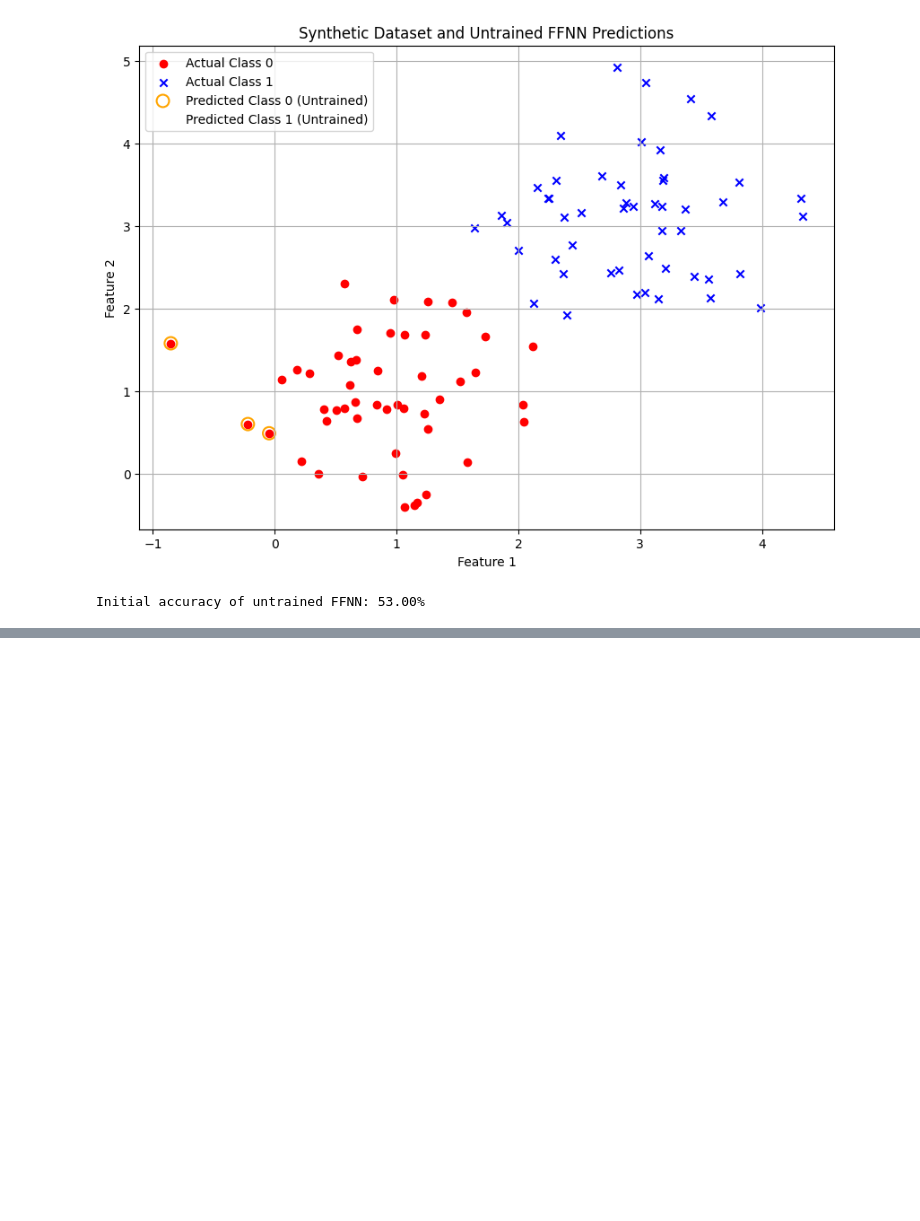
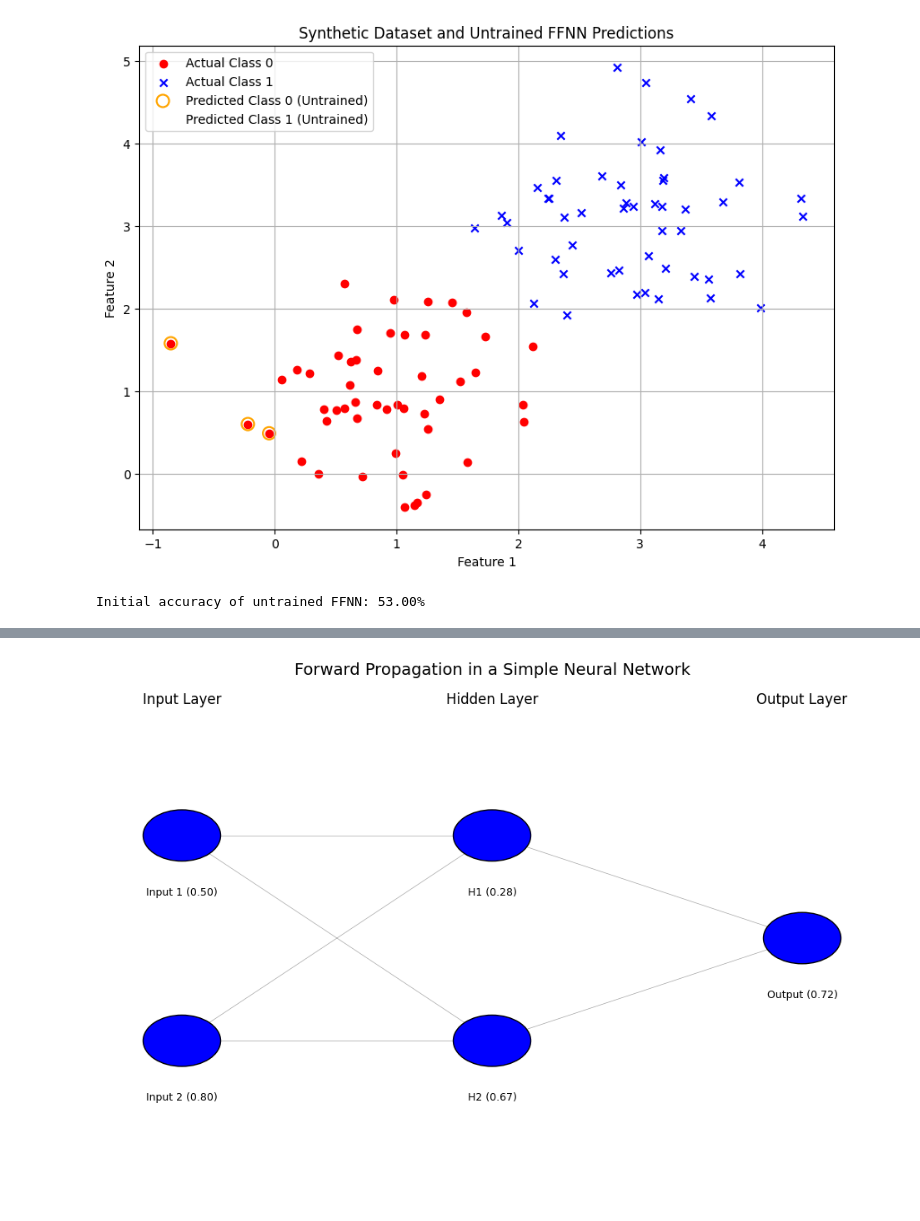
Before and after one commit to rsys-adsingh/Machine-Learning, a Jupyter notebook: study/Chapter_11.ipynb, the cells around one changed output, grey strips where cells are left out. Cells and saved outputs as stored; diff of their text form; code cells hidden in the pictures; blank space fills up the shorter version.

```diff
--- a/study/Chapter_11.ipynb
+++ b/study/Chapter_11.ipynb
@@ -1857,0 +2089,90 @@ Initial accuracy of untrained FFNN: 53.00%
+# %%
+import matplotlib.pyplot as plt
+import numpy as np
+
+# --- Helper function for drawing neural network structure ---
+def draw_neural_net(ax, left, right, bottom, top, layer_sizes, layer_labels=None, connections=None):
+    '''
+    Draw a neural network diagram.
+
+    Args:
+        ax: Matplotlib axes object.
+        left, right, bottom, top: Bounding box for the drawing.
+        layer_sizes: List of integers, each representing the number of neurons in a layer.
+        layer_labels: List of lists of strings for neuron labels.
+        connections: List of tuples (source_layer, source_neuron, target_layer, target_neuron) for highlighting.
+    '''
+    n_layers = len(layer_sizes)
+    v_spacing = (top - bottom) / max(layer_sizes) # Vertical spacing between neurons
+    h_spacing = (right - left) / (n_layers - 1) # Horizontal spacing between layers
+
+    # Nodes
+    for n, layer_size in enumerate(layer_sizes):
+        layer_top = v_spacing * (layer_size - 1) / 2 + (top + bottom) / 2
+        for i in range(layer_size):
+            circle = plt.Circle((n * h_spacing + left, layer_top - i * v_spacing), v_spacing / 8,
+                                color='blue', ec='k', zorder=4)
+            ax.add_artist(circle)
+            if layer_labels and n < len(layer_labels) and i < len(layer_labels[n]):
+                ax.text(n * h_spacing + left, layer_top - i * v_spacing - v_spacing / 4,
+                        layer_labels[n][i], ha='center', va='top', fontsize=9)
+
+    # Edges
+    for n, (layer_size_a, layer_size_b) in enumerate(zip(layer_sizes[:-1], layer_sizes[1:])):
+        layer_top_a = v_spacing * (layer_size_a - 1) / 2 + (top + bottom) / 2
+        layer_top_b = v_spacing * (layer_size_b - 1) / 2 + (top + bottom) / 2
+        for i in range(layer_size_a):
+            for j in range(layer_size_b):
+                line_color = 'gray'
+                line_width = 0.5
+                if connections:
+                    # Check if this connection should be highlighted
+                    if (n, i, n + 1, j) in connections or (n, i, n + 1, j) in [(c[0],c[1],c[2],c[3]) for c in connections]:
+                        line_color = 'red'
+                        line_width = 2
+                line = plt.Line2D([n * h_spacing + left, (n + 1) * h_spacing + left],
+                                  [layer_top_a - i * v_spacing, layer_top_b - j * v_spacing],
+                                  c=line_color, lw=line_width, alpha=0.7)
+                ax.add_artist(line)
+
+# --- Define the network architecture and example values ---
+layer_sizes = [2, 2, 1] # Input (2), Hidden (2), Output (1)
+
+# Input values from the numerical example
+x = [0.5, 0.8]
+
+# Weights and biases from the numerical example
+W1 = np.array([[0.2, 0.3], [0.1, 0.4]])
+b1 = np.array([0.1, 0.2])
+W2 = np.array([[0.6], [0.7]]) # Reshape for matrix multiplication
+b2 = np.array([0.3])
+
+# Perform forward pass steps (matching the numerical example)
+z1 = np.dot(x, W1) + b1 # (2,) dot (2,2) -> (2,) + (2,) = (2,)
+a1 = np.maximum(0, z1) # ReLU activation
+z2 = np.dot(a1, W2) + b2 # (2,) dot (2,1) -> (1,) + (1,) = (1,)
+a2 = 1 / (1 + np.exp(-z2)) # Sigmoid activation
+
+# Labels for neurons (input, hidden activations, output activation)
+layer_labels = [
+    [f'Input 1 ({x[0]:.2f})', f'Input 2 ({x[1]:.2f})'],
+    [f'H1 ({a1[0]:.2f})', f'H2 ({a1[1]:.2f})'],
+    [f'Output ({a2[0]:.2f})']
+]
+
+# --- Visualization ---
+fig = plt.figure(figsize=(12, 8))
+ax = fig.gca()
+ax.axis('off')
+
+draw_neural_net(ax, 0.1, 0.9, 0.1, 0.9, layer_sizes, layer_labels)
+
+# Add explanatory text
+ax.text(0.1, 0.95, 'Input Layer', ha='center', va='bottom', fontsize=12)
+ax.text(0.5, 0.95, 'Hidden Layer', ha='center', va='bottom', fontsize=12)
+ax.text(0.9, 0.95, 'Output Layer', ha='center', va='bottom', fontsize=12)
+
+plt.title('Forward Propagation in a Simple Neural Network', fontsize=14)
+plt.show()
+# %% [output]
+[figure, added]
```
Also changed, not shown: parts of 12 cells of this notebook.
